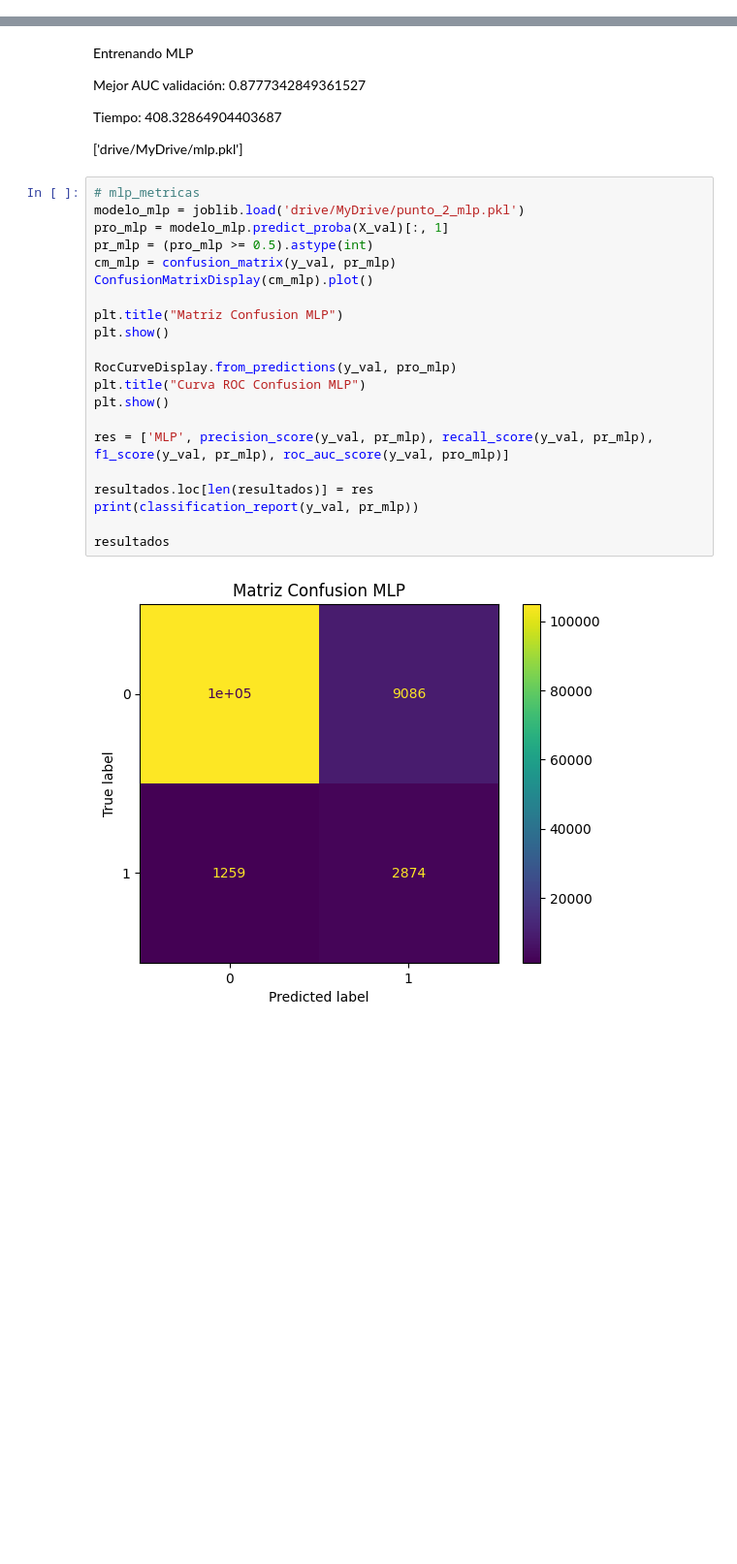
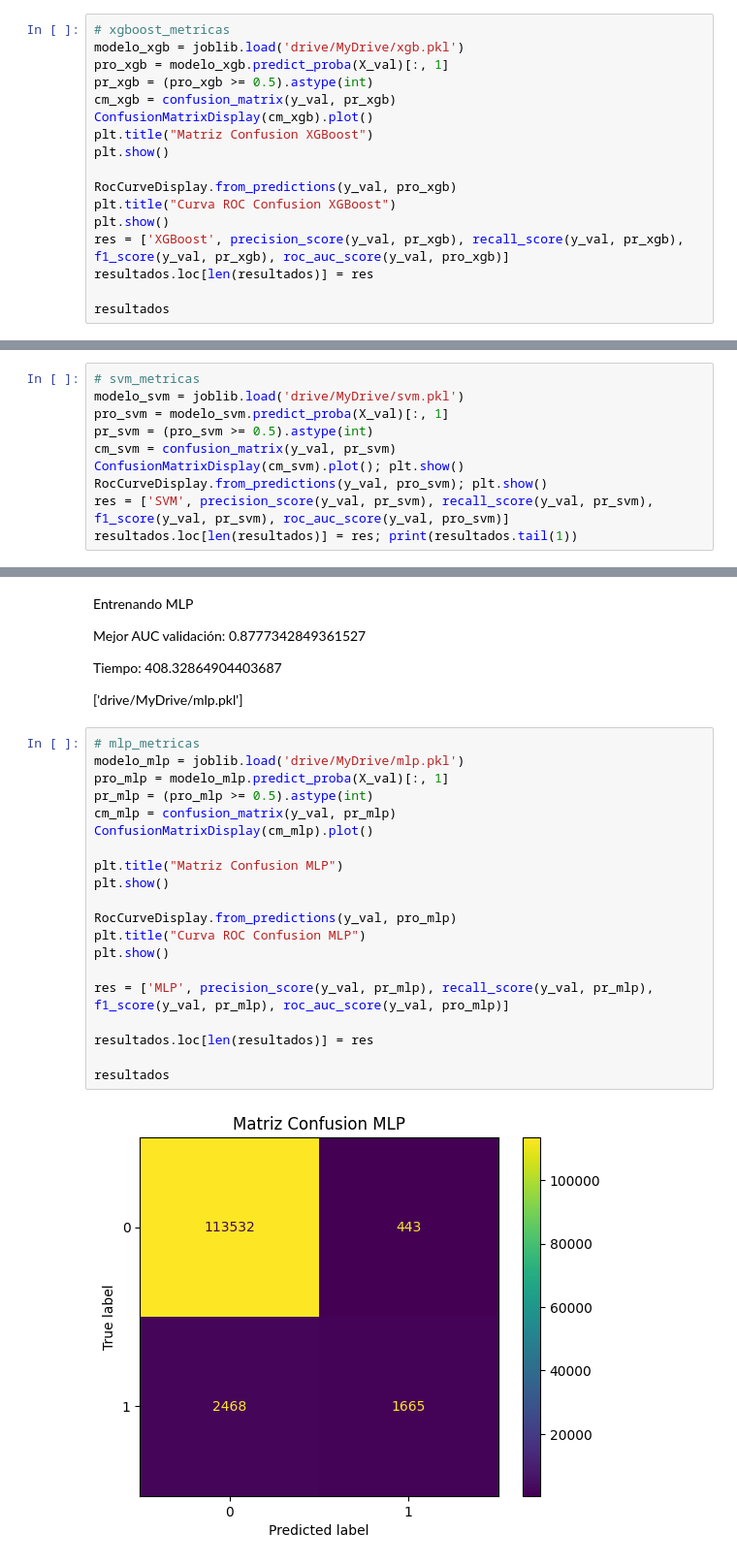
Before and after one commit to Jefryllerena/Parcial_Practico_Regresion_Segmentacion, a Jupyter notebook: _sources/modelos_clasificacion.ipynb, the cells around one changed output, grey strips where cells are left out. Shown at 97% size. Drawn from its saved outputs; the diff is of its cells as text; blank space fills up the shorter version.

```diff
--- a/_sources/modelos_clasificacion.ipynb
+++ b/_sources/modelos_clasificacion.ipynb
@@ -728,0 +330,17 @@ Tiempo: 4345.680210590363
+# %%
+# xgboost_metricas
+modelo_xgb = joblib.load('drive/MyDrive/xgb.pkl')
+pro_xgb = modelo_xgb.predict_proba(X_val)[:, 1]
+pr_xgb = (pro_xgb >= 0.5).astype(int)
+cm_xgb = confusion_matrix(y_val, pr_xgb)
+ConfusionMatrixDisplay(cm_xgb).plot()
+plt.title("Matriz Confusion XGBoost")
+plt.show()
+
+RocCurveDisplay.from_predictions(y_val, pro_xgb)
+plt.title("Curva ROC Confusion XGBoost")
+plt.show()
+res = ['XGBoost', precision_score(y_val, pr_xgb), recall_score(y_val, pr_xgb), f1_score(y_val, pr_xgb), roc_auc_score(y_val, pro_xgb)]
+resultados.loc[len(resultados)] = res
+
+resultados
@@ -728,0 +381,10 @@ Tiempo: 4345.680210590363
+# %%
+# svm_metricas
+modelo_svm = joblib.load('drive/MyDrive/svm.pkl')
+pro_svm = modelo_svm.predict_proba(X_val)[:, 1]
+pr_svm = (pro_svm >= 0.5).astype(int)
+cm_svm = confusion_matrix(y_val, pr_svm)
+ConfusionMatrixDisplay(cm_svm).plot(); plt.show()
+RocCurveDisplay.from_predictions(y_val, pro_svm); plt.show()
+res = ['SVM', precision_score(y_val, pr_svm), recall_score(y_val, pr_svm), f1_score(y_val, pr_svm), roc_auc_score(y_val, pro_svm)]
+resultados.loc[len(resultados)] = res; print(resultados.tail(1))
@@ -736,24 +409,23 @@ Tiempo: 408.32864904403687
 ['drive/MyDrive/mlp.pkl']
 # %%
 # mlp_metricas
-modelo_mlp = joblib.load('drive/MyDrive/punto_2_mlp.pkl')
+modelo_mlp = joblib.load('drive/MyDrive/mlp.pkl')
 pro_mlp = modelo_mlp.predict_proba(X_val)[:, 1]
 pr_mlp = (pro_mlp >= 0.5).astype(int)
 cm_mlp = confusion_matrix(y_val, pr_mlp)
 ConfusionMatrixDisplay(cm_mlp).plot()
 
 plt.title("Matriz Confusion MLP")
 plt.show()
 
 RocCurveDisplay.from_predictions(y_val, pro_mlp)
 plt.title("Curva ROC Confusion MLP")
 plt.show()
 
 res = ['MLP', precision_score(y_val, pr_mlp), recall_score(y_val, pr_mlp), f1_score(y_val, pr_mlp), roc_auc_score(y_val, pro_mlp)]
 
 resultados.loc[len(resultados)] = res
-print(classification_report(y_val, pr_mlp))
 
 resultados
 # %% [output]
-[figure, old version]
+[figure, new version]
```
Also changed, not shown: parts of 74 cells of this notebook, 37 other files.
